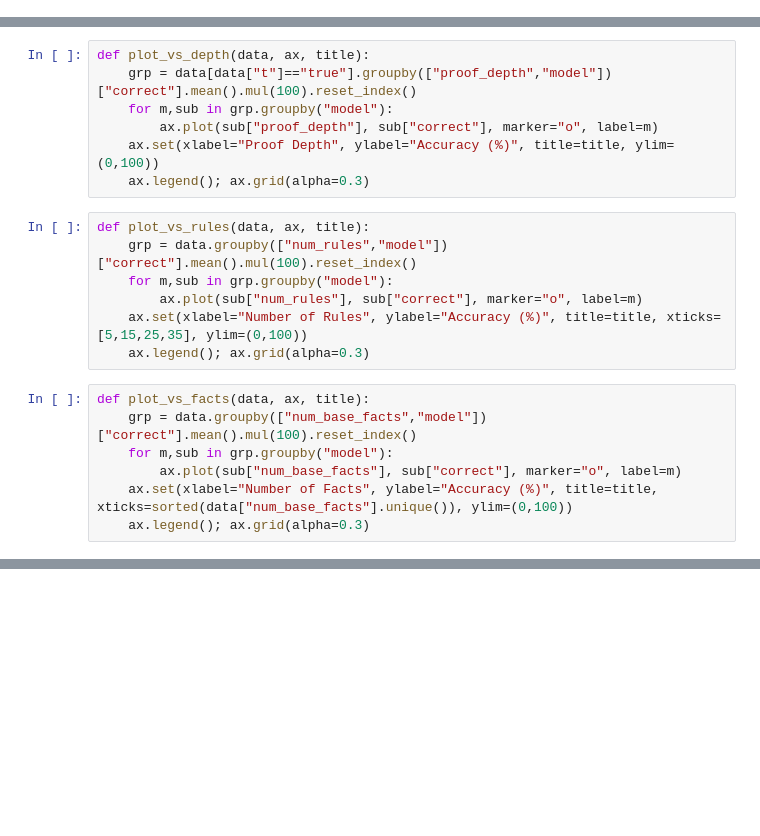
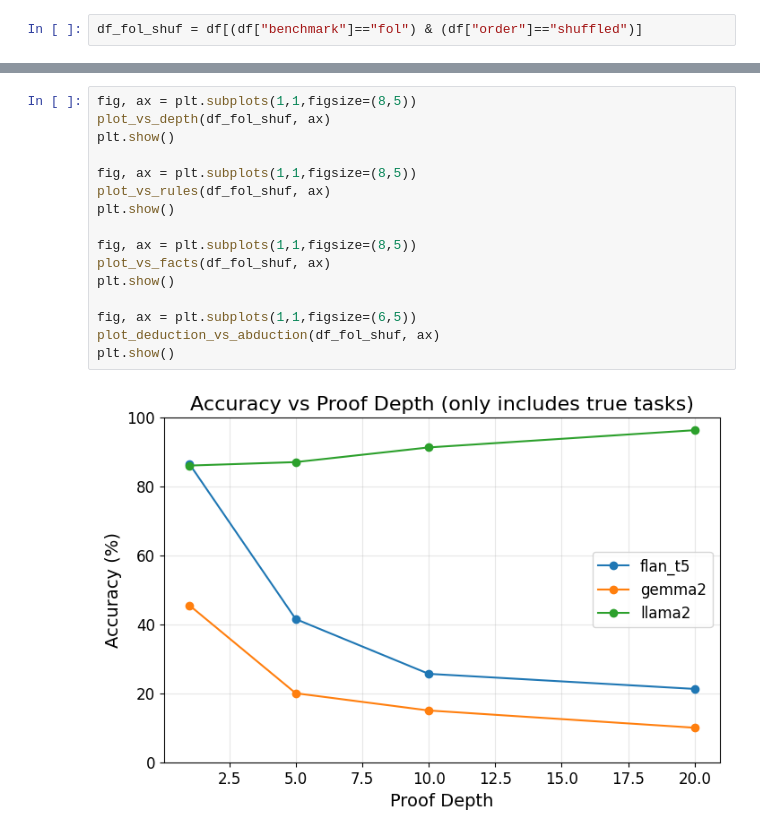
Before and after one commit to kar1shma/Final-Year-Project, a Jupyter notebook: results_analysis.ipynb, the cells around one changed output, grey strips where cells are left out. Cells and saved outputs as stored; diff of their text form; blank space fills up the shorter version.

```diff
--- a/results_analysis.ipynb
+++ b/results_analysis.ipynb
@@ -91 +104,3 @@ Overall accuracy (%) by model / benchmark:
+# %%
+df_fol_shuf = df[(df["benchmark"]=="fol") & (df["order"]=="shuffled")]
 # %% [markdown]
@@ -102,21 +107,0 @@ def two_panel_plot(func, df, param_name, ylabel, title):
-# %%
-def plot_vs_depth(data, ax, title):
-    grp = data[data["t"]=="true"].groupby(["proof_depth","model"])["correct"].mean().mul(100).reset_index()
-    for m,sub in grp.groupby("model"):
-        ax.plot(sub["proof_depth"], sub["correct"], marker="o", label=m)
-    ax.set(xlabel="Proof Depth", ylabel="Accuracy (%)", title=title, ylim=(0,100))
-    ax.legend(); ax.grid(alpha=0.3)
-# %%
-def plot_vs_rules(data, ax, title):
-    grp = data.groupby(["num_rules","model"])["correct"].mean().mul(100).reset_index()
-    for m,sub in grp.groupby("model"):
-        ax.plot(sub["num_rules"], sub["correct"], marker="o", label=m)
-    ax.set(xlabel="Number of Rules", ylabel="Accuracy (%)", title=title, xticks=[5,15,25,35], ylim=(0,100))
-    ax.legend(); ax.grid(alpha=0.3)
-# %%
-def plot_vs_facts(data, ax, title):
-    grp = data.groupby(["num_base_facts","model"])["correct"].mean().mul(100).reset_index()
-    for m,sub in grp.groupby("model"):
-        ax.plot(sub["num_base_facts"], sub["correct"], marker="o", label=m)
-    ax.set(xlabel="Number of Facts", ylabel="Accuracy (%)", title=title, xticks=sorted(data["num_base_facts"].unique()), ylim=(0,100))
-    ax.legend(); ax.grid(alpha=0.3)
@@ -148,0 +192,18 @@ two_panel_plot(plot_vs_reasoning, df, "reasoning_type", None, "Deduction vs Abdu
+# %%
+fig, ax = plt.subplots(1,1,figsize=(8,5))
+plot_vs_depth(df_fol_shuf, ax)
+plt.show()
+
+fig, ax = plt.subplots(1,1,figsize=(8,5))
+plot_vs_rules(df_fol_shuf, ax)
+plt.show()
+
+fig, ax = plt.subplots(1,1,figsize=(8,5))
+plot_vs_facts(df_fol_shuf, ax)
+plt.show()
+
+fig, ax = plt.subplots(1,1,figsize=(6,5))
+plot_deduction_vs_abduction(df_fol_shuf, ax)
+plt.show()
+# %% [output]
+[figure, added]
```
Also changed, not shown: parts of 23 cells of this notebook, 3 other files.
